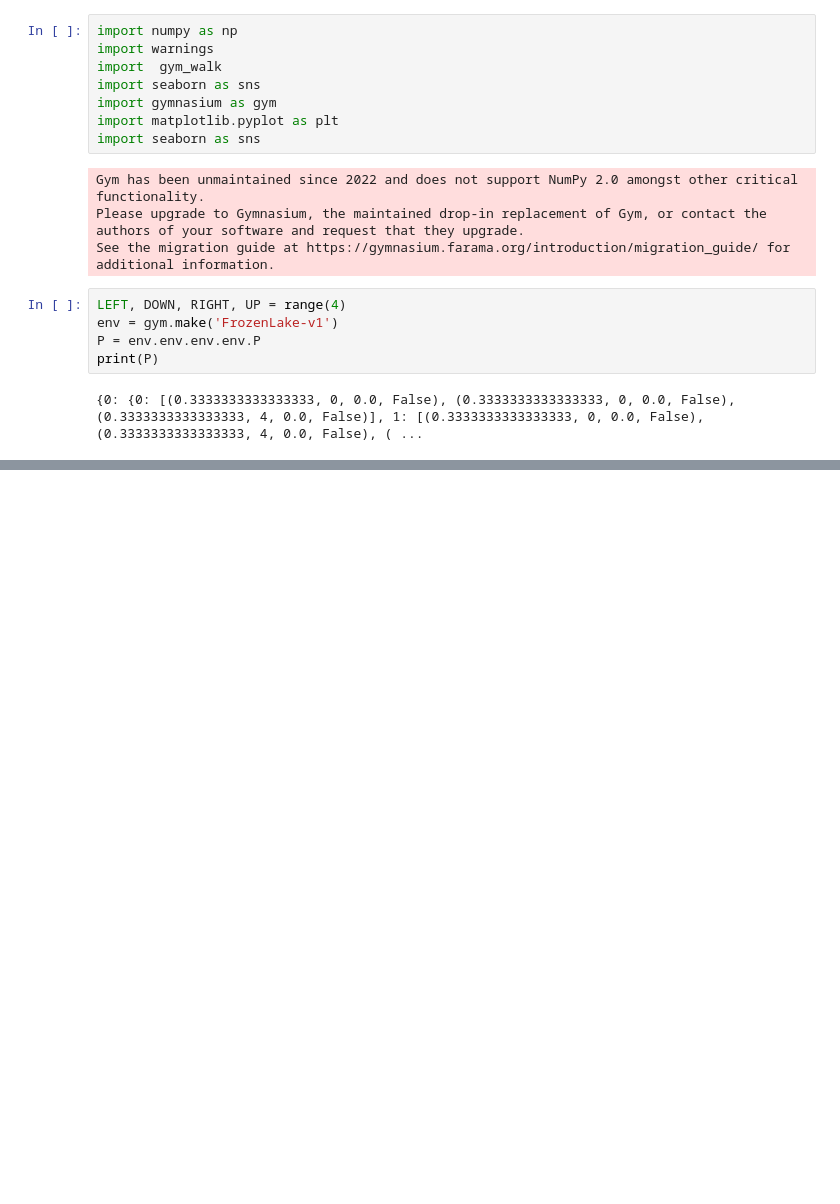
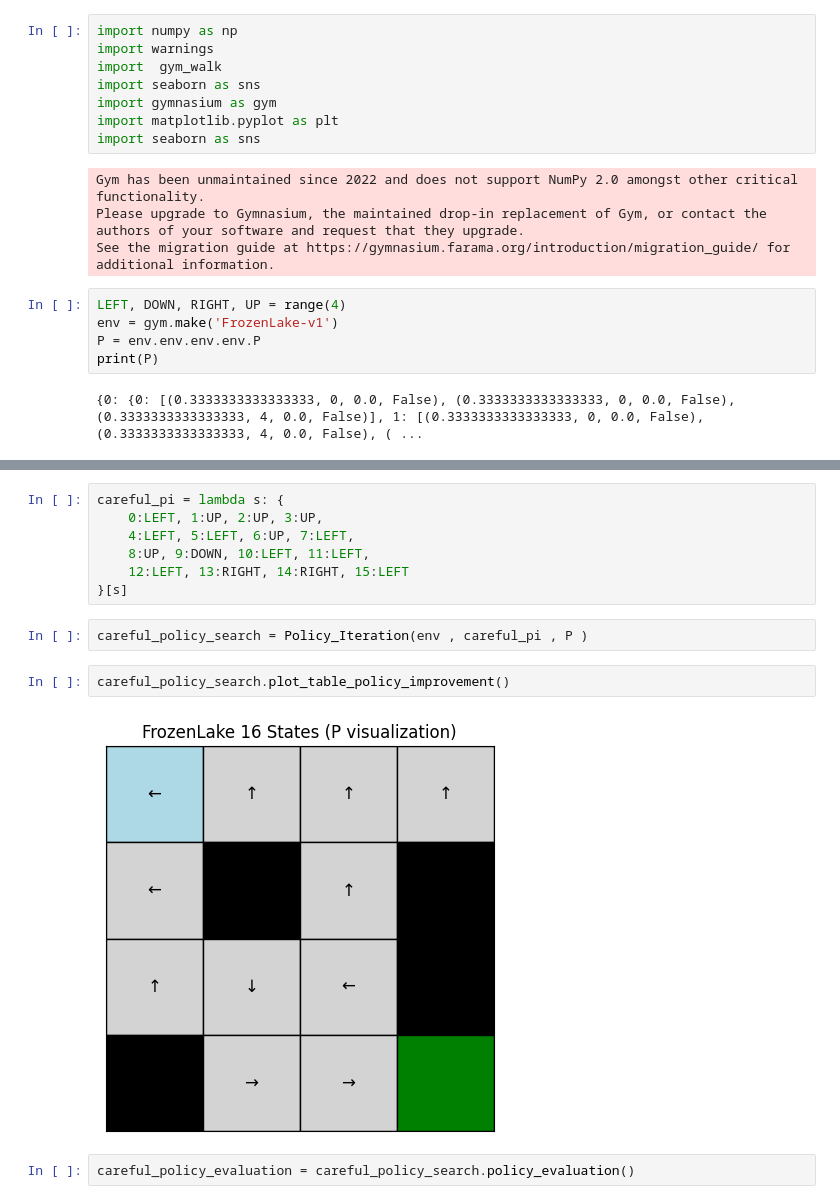
Before and after one commit to aiaaee/Stochastic-Policy-Iteration-in-Markov-Environments, a Jupyter notebook: stochastic_policy_iteration.ipynb, the cells around one changed output, grey strips where cells are left out. Saved outputs shown, nothing was run; the diff lists cells and outputs as text; blank space fills up the shorter version.

```diff
--- a/stochastic_policy_iteration.ipynb
+++ b/stochastic_policy_iteration.ipynb
@@ -40,0 +180,15 @@ print(P)
+# %%
+careful_pi = lambda s: {
+    0:LEFT, 1:UP, 2:UP, 3:UP,
+    4:LEFT, 5:LEFT, 6:UP, 7:LEFT,
+    8:UP, 9:DOWN, 10:LEFT, 11:LEFT,
+    12:LEFT, 13:RIGHT, 14:RIGHT, 15:LEFT
+}[s]
+# %%
+careful_policy_search = Policy_Iteration(env , careful_pi , P )
+# %%
+careful_policy_search.plot_table_policy_improvement()
+# %% [output]
+[figure, added]
+# %%
+careful_policy_evaluation = careful_policy_search.policy_evaluation()
```
Also changed, not shown: parts of 6 cells of this notebook.
